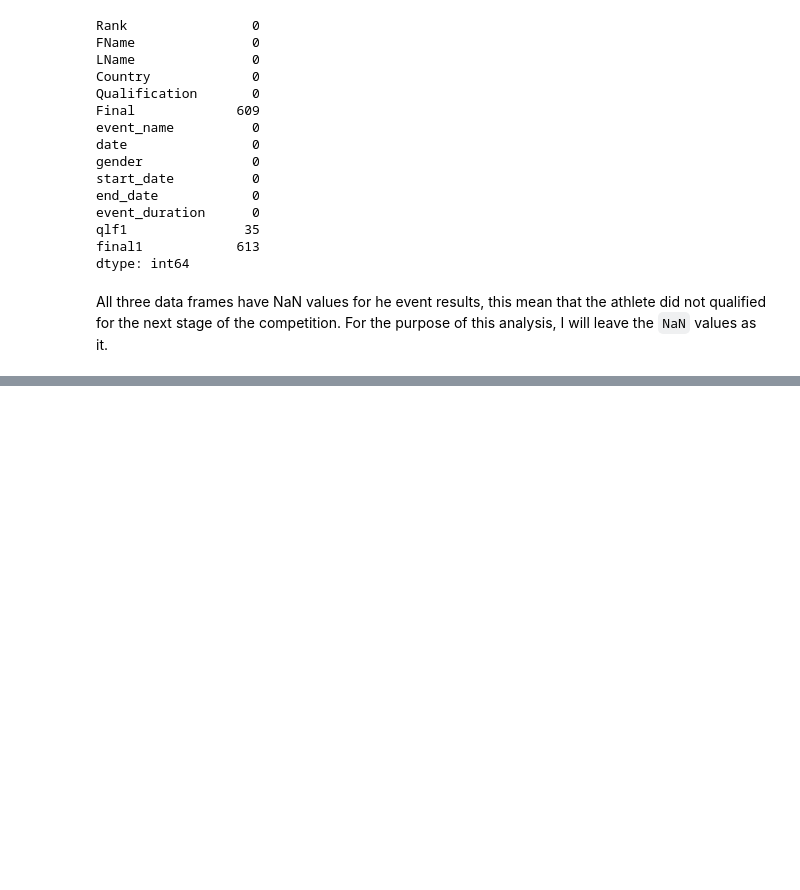
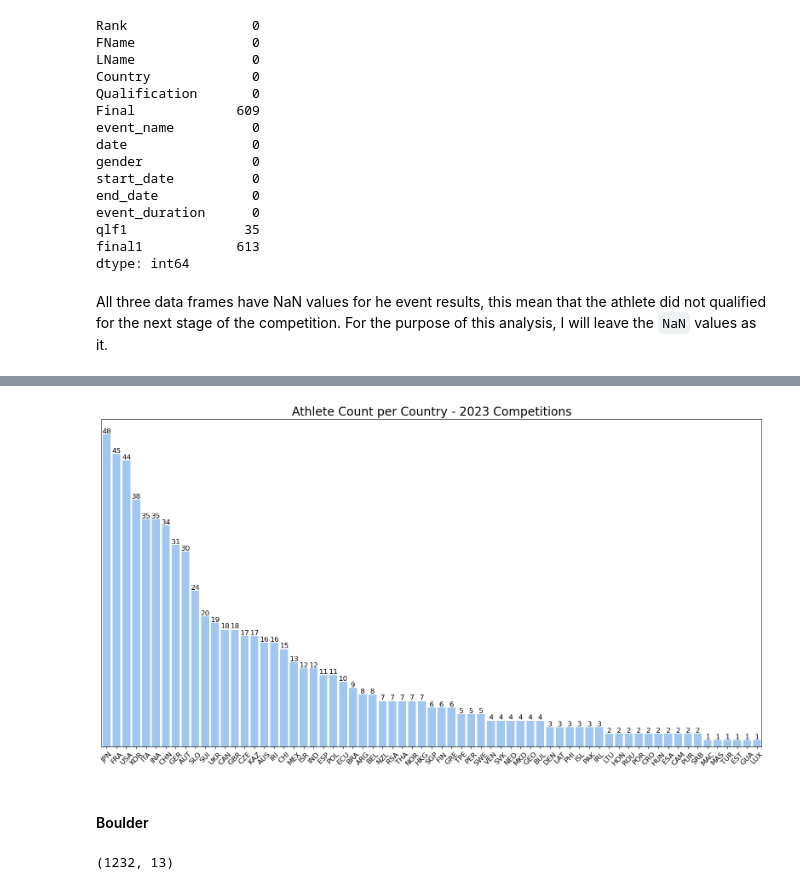
Before and after one commit to lfigil/ifsc-data, a Jupyter notebook: ifsc_analysis.ipynb, the cells around one changed output, grey strips where cells are left out. Cells and saved outputs as stored; diff of their text form; code cells hidden in the pictures; blank space fills up the shorter version.

```diff
--- a/ifsc_analysis.ipynb
+++ b/ifsc_analysis.ipynb
@@ -4,3 +1,15 @@ import numpy as np
+# %%
+import pandas as pd
+import numpy as np
+import matplotlib
+import matplotlib.pyplot as plt
+import seaborn as sns
+
+matplotlib.rcParams['figure.figsize'] = (20, 10)    # Set default figure size (width, height)
+matplotlib.rcParams['font.size'] = 12               # Set default font size
+matplotlib.rcParams['axes.titlesize'] = 20          # Set default title font size
+matplotlib.rcParams['axes.labelsize'] = 20          # Set default label font size
+plt.style.use('seaborn-v0_8-pastel')
 # %%
 # Read 2023 cvs files competitions
 boulder_df = pd.read_csv("./competitions/world_cups_2023/2023_boulder.csv")
@@ -508,0 +574,26 @@ All three data frames have NaN values for he event results, this mean that the a
+# %%
+data = athletes_v2['country'].value_counts()
+title = "Athlete Count per Country - 2023 Competitions"
+
+ax = sns.barplot(data=data)
+
+for c in ax.containers:
+    ax.bar_label(c)
+
+plt.title(title, color='black')
+plt.ylabel("")
+plt.xlabel("")
+plt.yticks([])
+plt.xticks(rotation=45)
+
+# Save the plot as a PNG file
+plt.savefig(f'graphs/{title}.png')
+plt.show()
+# %% [output]
+[figure, added]
+# %% [markdown]
+#### Boulder
+# %%
+boulder_df.shape
+# %% [output]
+(1232, 13)
```
Also changed, not shown: parts of 28 cells of this notebook, 4 other files.
